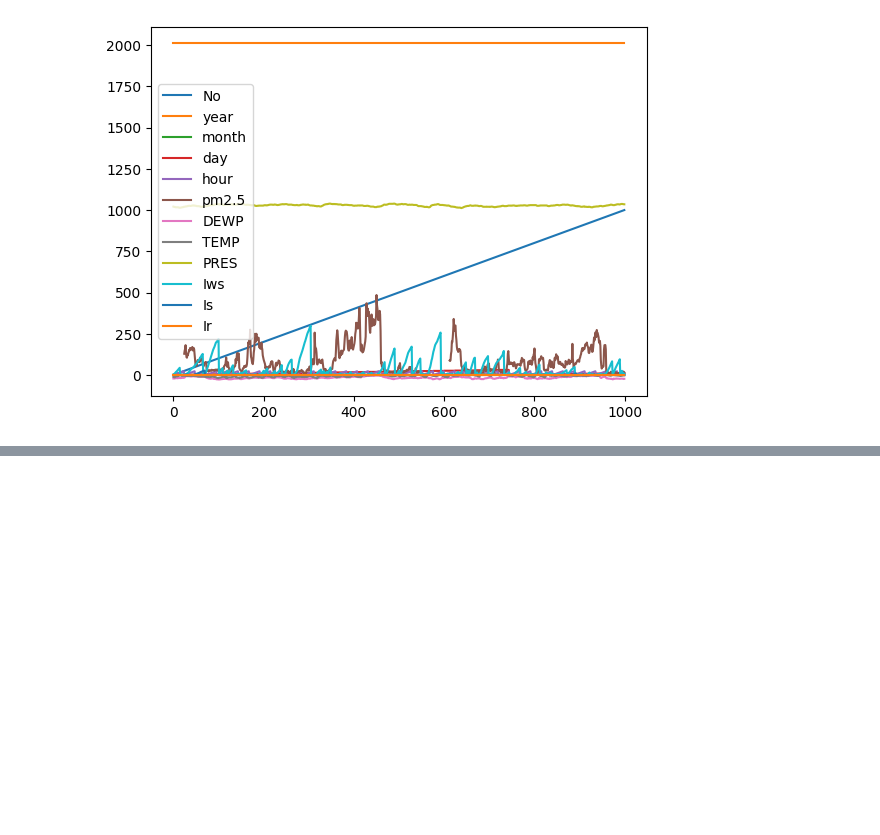
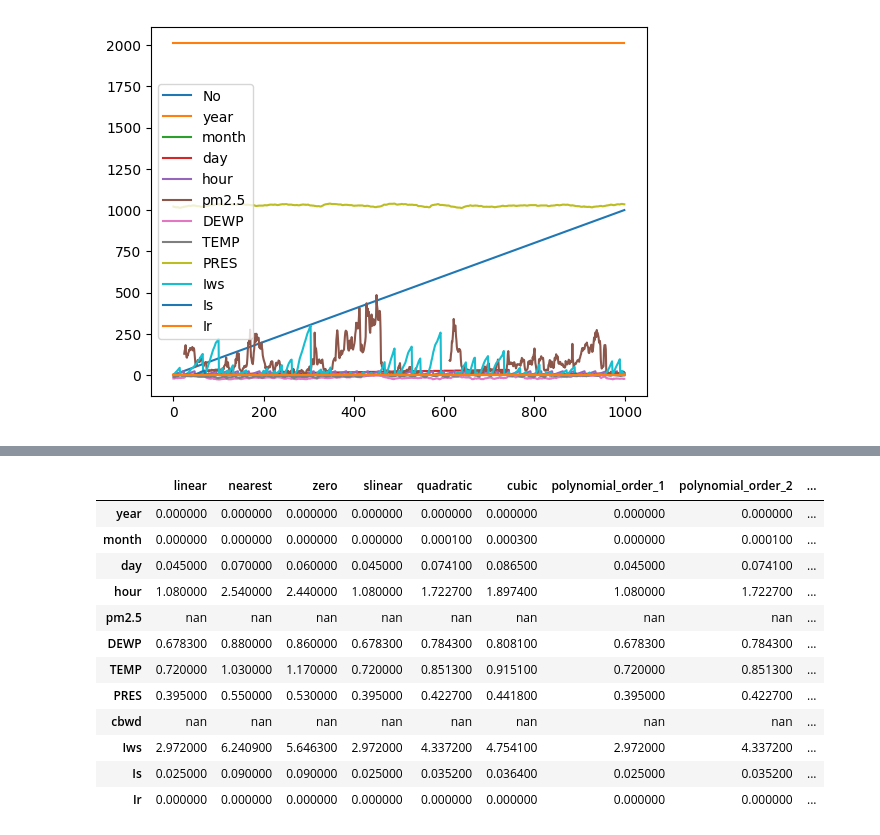
Before and after one commit to rscholz98/TimeWeaver, a Jupyter notebook: notebooks/PRSA_data.ipynb, the cells around one changed output, grey strips where cells are left out. Saved outputs shown, nothing was run; the diff lists cells and outputs as text; code cells hidden in the pictures; blank space fills up the shorter version.

```diff
--- a/notebooks/PRSA_data.ipynb
+++ b/notebooks/PRSA_data.ipynb
@@ -23,6 +24,4 @@ dataframe[0:1000].plot()
 <Axes: >
 [figure]
 # %%
-dataframe = dataframe[0:1000]
-interpolator = TimeWeaver(dataframe, tracking_column="No")
-interpolator.get_summary()
+interpolator = TimeWeaver(dataframe[0:1000], tracking_column="No")
@@ -44,14 +27,0 @@ interpolator.get_summary()
-# %%
-# PRSA_data
-
-
-dataframe = pd.read_csv("../data/PRSA/PRSA_data_2010.1.1-2014.12.31.csv")
-dataframe = dataframe[0:1000]
-interpolator = TimeWeaver(dataframe, tracking_column="No")
-interpolator.evaluate()
-
-results_df = interpolator.display_dataframe(style=True)
-results_df
-
-# results_ls = interpolator.display_list()
-# results_ls
@@ -114,0 +81,17 @@ dataframe[0:1000]
+# %%
+results_df = interpolator.get_evaluation_dataframe()
+results_df
+# %% [output]
+|  | linear | nearest | zero | slinear | quadratic | cubic | polynomial_order_1 | polynomial_order_2 | ... |
+| year | 0.000000 | 0.000000 | 0.000000 | 0.000000 | 0.000000 | 0.000000 | 0.000000 | 0.000000 | ... |
+| month | 0.000000 | 0.000000 | 0.000000 | 0.000000 | 0.000100 | 0.000300 | 0.000000 | 0.000100 | ... |
+| day | 0.045000 | 0.070000 | 0.060000 | 0.045000 | 0.074100 | 0.086500 | 0.045000 | 0.074100 | ... |
+| hour | 1.080000 | 2.540000 | 2.440000 | 1.080000 | 1.722700 | 1.897400 | 1.080000 | 1.722700 | ... |
+| pm2.5 | nan | nan | nan | nan | nan | nan | nan | nan | ... |
+| DEWP | 0.678300 | 0.880000 | 0.860000 | 0.678300 | 0.784300 | 0.808100 | 0.678300 | 0.784300 | ... |
+| TEMP | 0.720000 | 1.030000 | 1.170000 | 0.720000 | 0.851300 | 0.915100 | 0.720000 | 0.851300 | ... |
+| PRES | 0.395000 | 0.550000 | 0.530000 | 0.395000 | 0.422700 | 0.441800 | 0.395000 | 0.422700 | ... |
+| cbwd | nan | nan | nan | nan | nan | nan | nan | nan | ... |
+| Iws | 2.972000 | 6.240900 | 5.646300 | 2.972000 | 4.337200 | 4.754100 | 2.972000 | 4.337200 | ... |
+| Is | 0.025000 | 0.090000 | 0.090000 | 0.025000 | 0.035200 | 0.036400 | 0.025000 | 0.035200 | ... |
+| Ir | 0.000000 | 0.000000 | 0.000000 | 0.000000 | 0.000000 | 0.000000 | 0.000000 | 0.000000 | ... |
```
Also changed, not shown: parts of 11 cells of this notebook, 5 other files.
